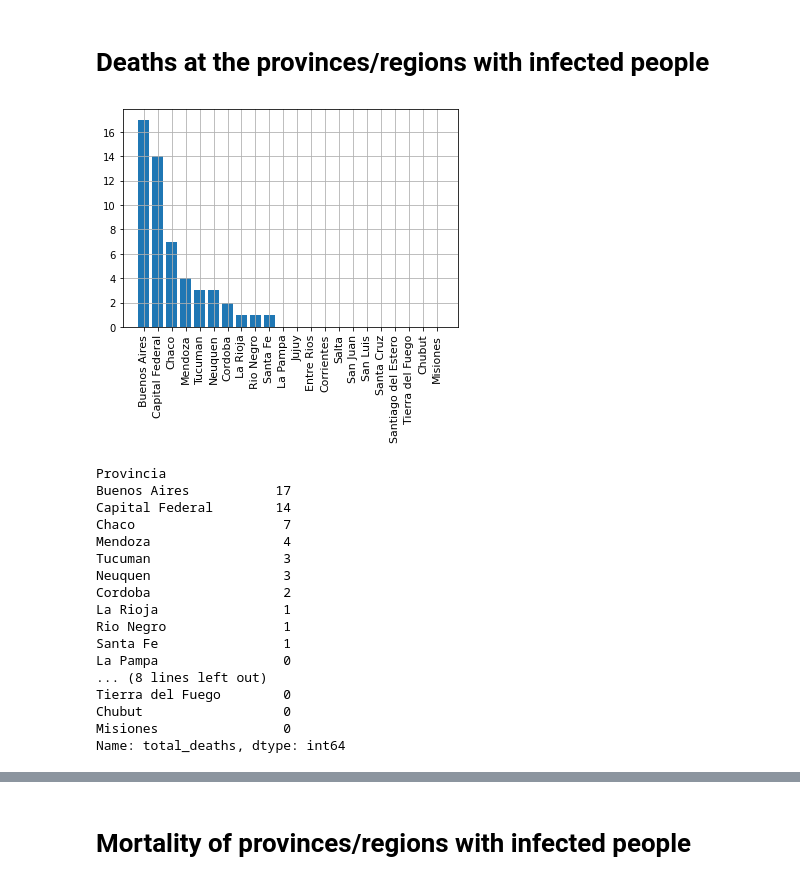
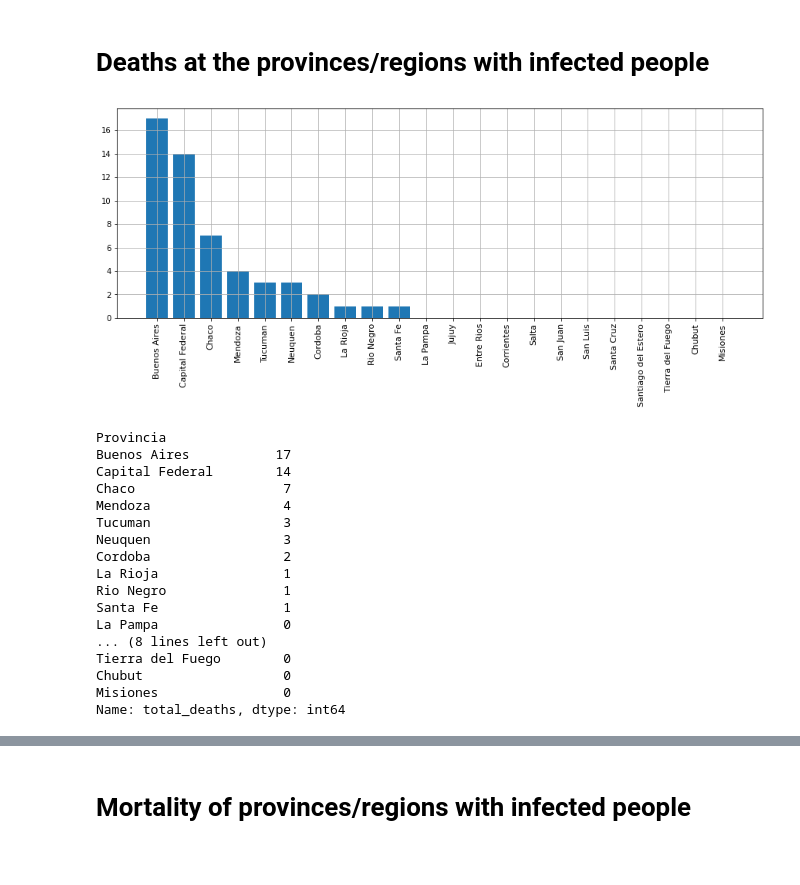
Before and after one commit to Fluzko/Covid-19-Argentina, a Jupyter notebook: Whole country analysis.ipynb, the cells around one changed output, grey strips where cells are left out. Drawn from its saved outputs; the diff is of its cells as text; code cells hidden in the pictures.

```diff
--- a/Whole country analysis.ipynb
+++ b/Whole country analysis.ipynb
@@ -66,16 +66,16 @@ Name: total_cases, dtype: int64
 # %%
 deaths_of_infected_provinces = df_deaths[has_cases].sort_values(by=['total_deaths'], ascending=False)
 
-
+plt.figure(figsize=(15,5))
 plt.bar(deaths_of_infected_provinces.index,deaths_of_infected_provinces['total_deaths'])
 plt.xticks(deaths_of_infected_provinces.index, rotation='vertical', size=11)
 plt.grid()
 plt.show()
 
 
 deaths_of_infected_provinces['total_deaths']
 # %% [output]
-[figure, old version]
+[figure, new version]
 Provincia
 Buenos Aires           17
 Capital Federal        14
```
Also changed, not shown: parts of 5 cells of this notebook.
